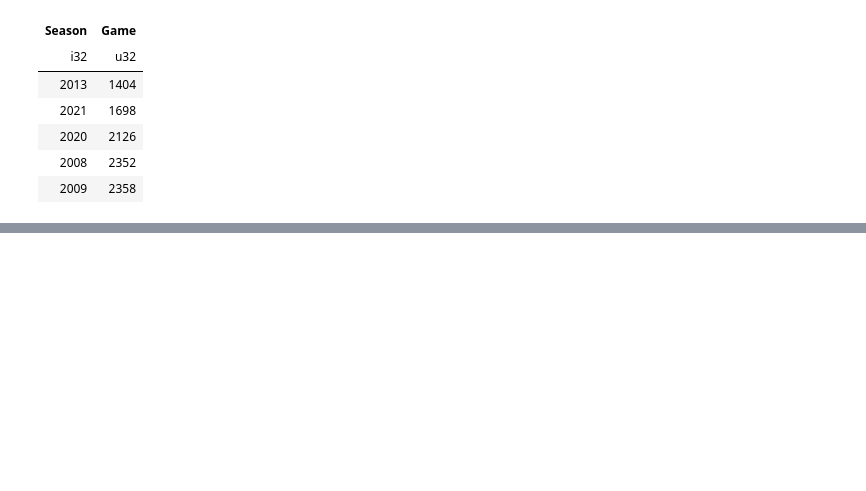
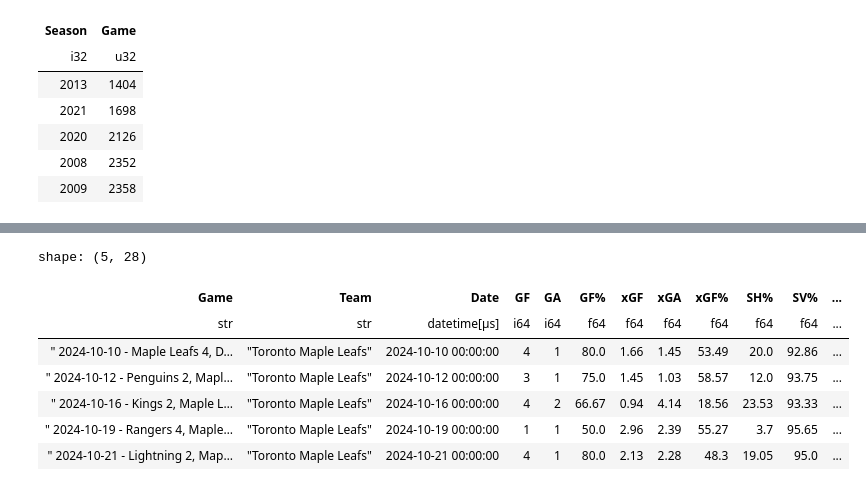
Before and after one commit to hLuo27/projects, a Jupyter notebook: notebooks/2025-09-13 NHL Trap Games.ipynb, the cells around one changed output, grey strips where cells are left out. Cells and saved outputs as stored; diff of their text form; code cells hidden in the pictures; blank space fills up the shorter version.

```diff
--- a/notebooks/2025-09-13 NHL Trap Games.ipynb
+++ b/notebooks/2025-09-13 NHL Trap Games.ipynb
@@ -175,0 +172,14 @@ shape: (20_438, 24)
+# %%
+df_leafs_sample = df_games_with_opponent.filter((pl.col("Team")=="Toronto Maple Leafs")&(pl.col("Season")==2025))
+display(df_leafs_sample.head(5))
+
+df_leafs_sample.write_csv(f"{base_dir}data/derived/Leafs Trap Games Sample.csv")
+# %% [output]
+shape: (5, 28)
+| Game | Team | Date | GF | GA | GF% | xGF | xGA | xGF% | SH% | SV% | ... |
+| str | str | datetime[μs] | i64 | i64 | f64 | f64 | f64 | f64 | f64 | f64 | ... |
+| " 2024-10-10 - Maple Leafs 4, D… | "Toronto Maple Leafs" | 2024-10-10 00:00:00 | 4 | 1 | 80.0 | 1.66 | 1.45 | 53.49 | 20.0 | 92.86 | ... |
+| " 2024-10-12 - Penguins 2, Mapl… | "Toronto Maple Leafs" | 2024-10-12 00:00:00 | 3 | 1 | 75.0 | 1.45 | 1.03 | 58.57 | 12.0 | 93.75 | ... |
+| " 2024-10-16 - Kings 2, Maple L… | "Toronto Maple Leafs" | 2024-10-16 00:00:00 | 4 | 2 | 66.67 | 0.94 | 4.14 | 18.56 | 23.53 | 93.33 | ... |
+| " 2024-10-19 - Rangers 4, Maple… | "Toronto Maple Leafs" | 2024-10-19 00:00:00 | 1 | 1 | 50.0 | 2.96 | 2.39 | 55.27 | 3.7 | 95.65 | ... |
+| " 2024-10-21 - Lightning 2, Map… | "Toronto Maple Leafs" | 2024-10-21 00:00:00 | 4 | 1 | 80.0 | 2.13 | 2.28 | 48.3 | 19.05 | 95.0 | ... |
```
Also changed, not shown: parts of 2 cells of this notebook.
